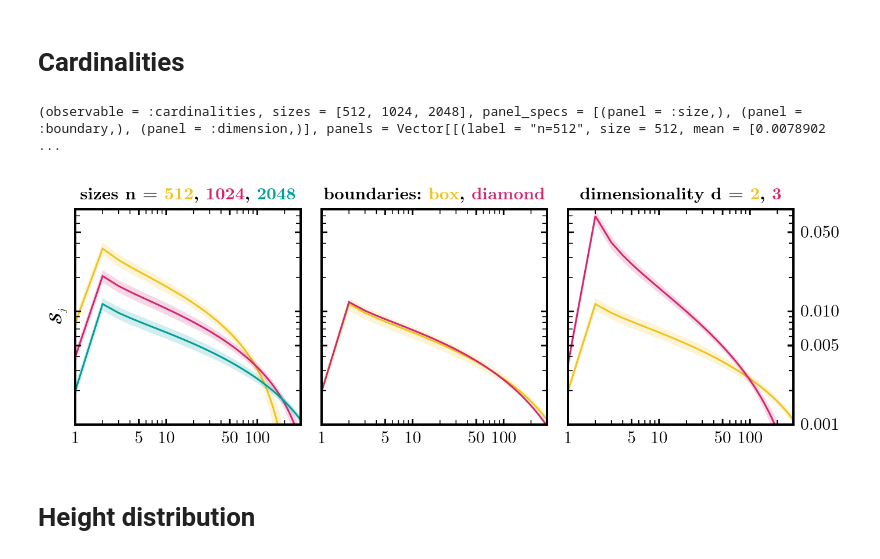
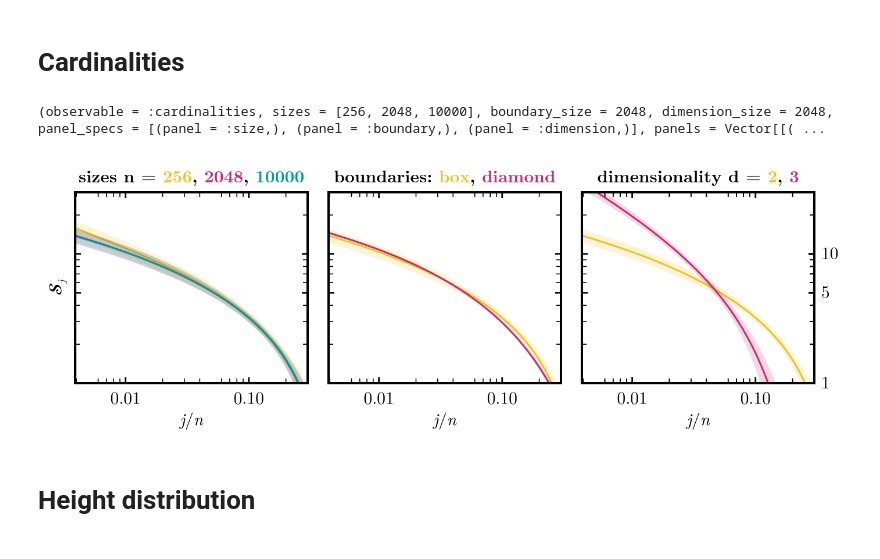
Before and after one commit to causal-wagner/CausalSetZoology, a Jupyter notebook: analysis/size_boundary_dependence.ipynb, the cells around one changed output. Drawn from its saved outputs; the diff is of its cells as text; code cells hidden in the pictures.

Commit message:
- improved plot matrix for size boundary dependence, added option to normalize x by size

```diff
--- a/analysis/size_boundary_dependence.ipynb
+++ b/analysis/size_boundary_dependence.ipynb
@@ -55,28 +38,32 @@ graph_observable_size_boundary_dimension_plot_matrix(
 # %% [markdown]
 # Cardinalities
 # %%
-loaded_cardinalities = load_graph_observable_size_boundary_dimension_plot_matrix_data(:cardinalities; sizes = [512, 1024, 2048])
+loaded_cardinalities = load_graph_observable_size_boundary_dimension_plot_matrix_data(:cardinalities; sizes = [256, 2048, 10000], num_csets = Int64.([1e4,1e4,1e3,1e4,1e4,1e4,1e4]))
 # %% [output]
-(observable = :cardinalities, sizes = [512, 1024, 2048], panel_specs = [(panel = :size,), (panel = :boundary,), (panel = :dimension,)], panels = Vector[[(label = "n=512", size = 512, mean = [0.0078902 ...
+(observable = :cardinalities, sizes = [256, 2048, 10000], boundary_size = 2048, dimension_size = 2048, panel_specs = [(panel = :size,), (panel = :boundary,), (panel = :dimension,)], panels = Vector[[( ...
 # %%
 graph_observable_size_boundary_dimension_plot_matrix(
     loaded_cardinalities,
     fig_path("graph_observables/cardinalities_size_boundary_dimension.pdf");
-    ylim_size = (1e-3, 0.08),
-    xlim_size = (1., 300.),
+    normalize_x_by_size = true,
+    ylim_size = (1, 30.),
+    xlim_size = (1/256, .3),
+    xticks_size = (0.1, 0.01),
     legend_position_size = :lb,
-    ylim_boundary = (1e-3, 0.08),
-    xlim_boundary = (1., 300.),
+    ylim_boundary = (1, 30.),
+    xlim_boundary = (1/256, .3),
+    xticks_boundary = (0.1, 0.01),
     legend_position_boundary = :lb,
-    ylim_dimension = (1e-3, 0.08),
-    xlim_dimension = (1., 300.),
+    ylim_dimension = (1, 30.),
+    xlim_dimension = (1/256, .3),
+    xticks_dimension = (0.1, 0.01),
     legend_position_dimension = :rt,
     yticklabels_middle = false,
     yticklabels_left = false,
     title_legend = true
     )
 # %% [output]
-[figure, old version]
+[figure, new version]
 # %% [markdown]
 # Height distribution
 # %%
```
Also changed, not shown: parts of 1 cell of this notebook, 1 other file.
